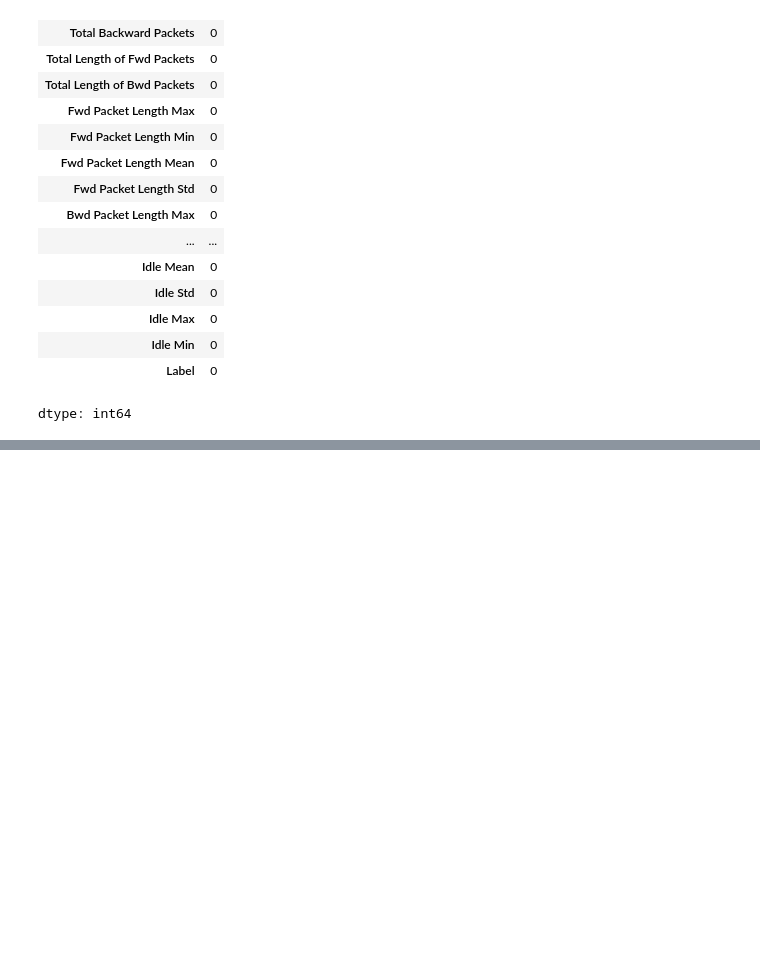
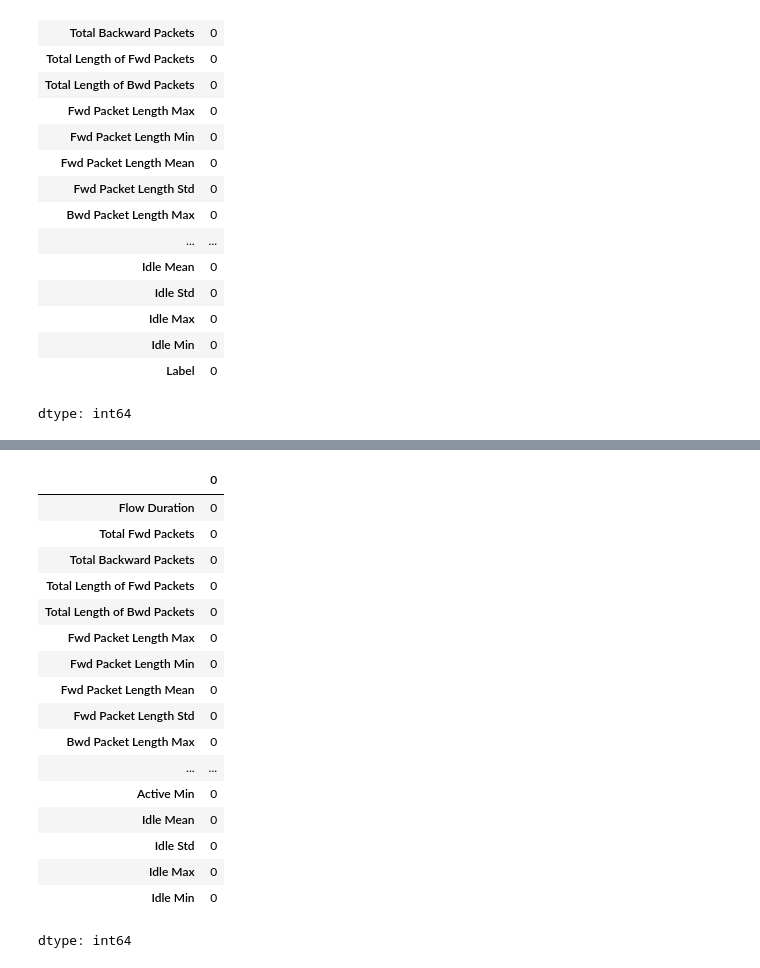
Before and after one commit to OmegaS48/Internship_NITP, a Jupyter notebook: Intern_Day5.ipynb, the cells around one changed output, grey strips where cells are left out. Drawn from its saved outputs; the diff is of its cells as text; code cells hidden in the pictures; blank space fills up the shorter version.

```diff
--- a/Intern_Day5.ipynb
+++ b/Intern_Day5.ipynb
@@ -124,0 +369,2 @@ dtype: int64
+# %%
+X=d
@@ -124,0 +373,21 @@ dtype: int64
+# %%
+X.isnull().sum()
+# %% [output]
+|  | 0 |
+| Flow Duration | 0 |
+| Total Fwd Packets | 0 |
+| Total Backward Packets | 0 |
+| Total Length of Fwd Packets | 0 |
+| Total Length of Bwd Packets | 0 |
+| Fwd Packet Length Max | 0 |
+| Fwd Packet Length Min | 0 |
+| Fwd Packet Length Mean | 0 |
+| Fwd Packet Length Std | 0 |
+| Bwd Packet Length Max | 0 |
+| ... | ... |
+| Active Min | 0 |
+| Idle Mean | 0 |
+| Idle Std | 0 |
+| Idle Max | 0 |
+| Idle Min | 0 |
+dtype: int64
```
Also changed, not shown: parts of 85 cells of this notebook.
